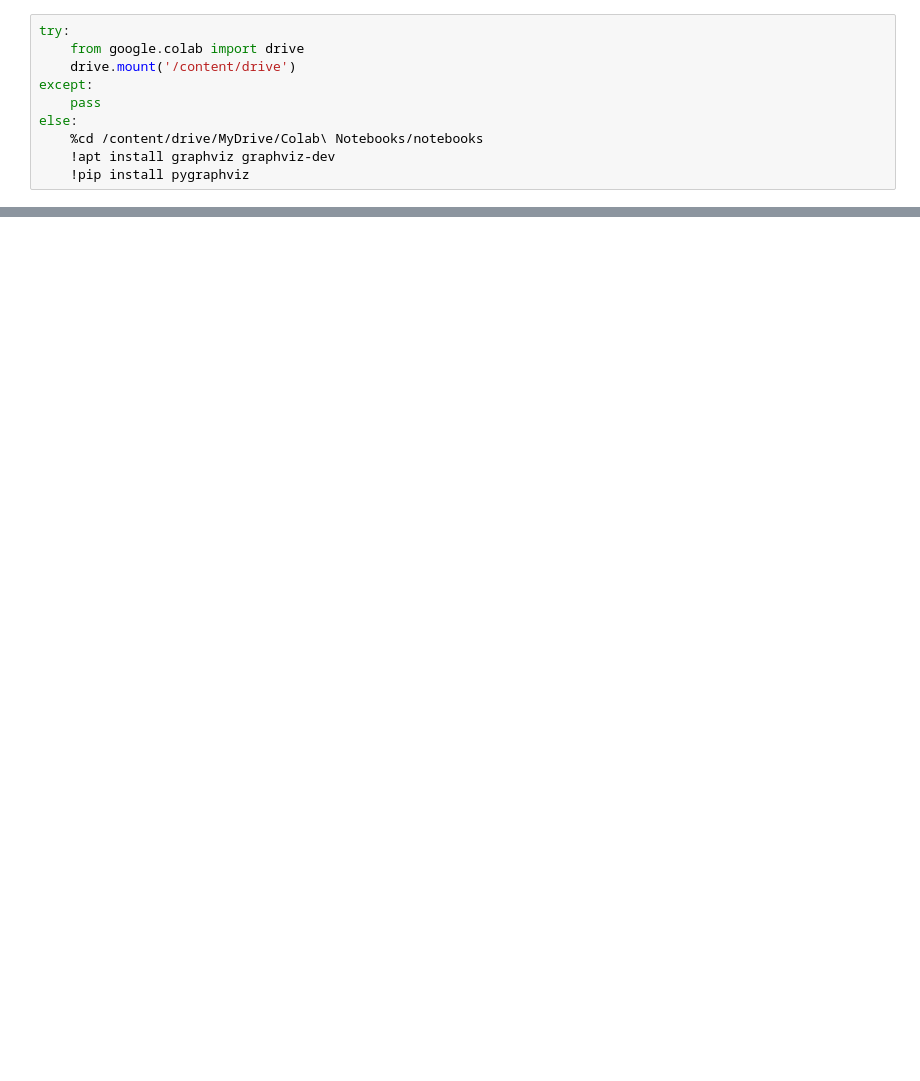
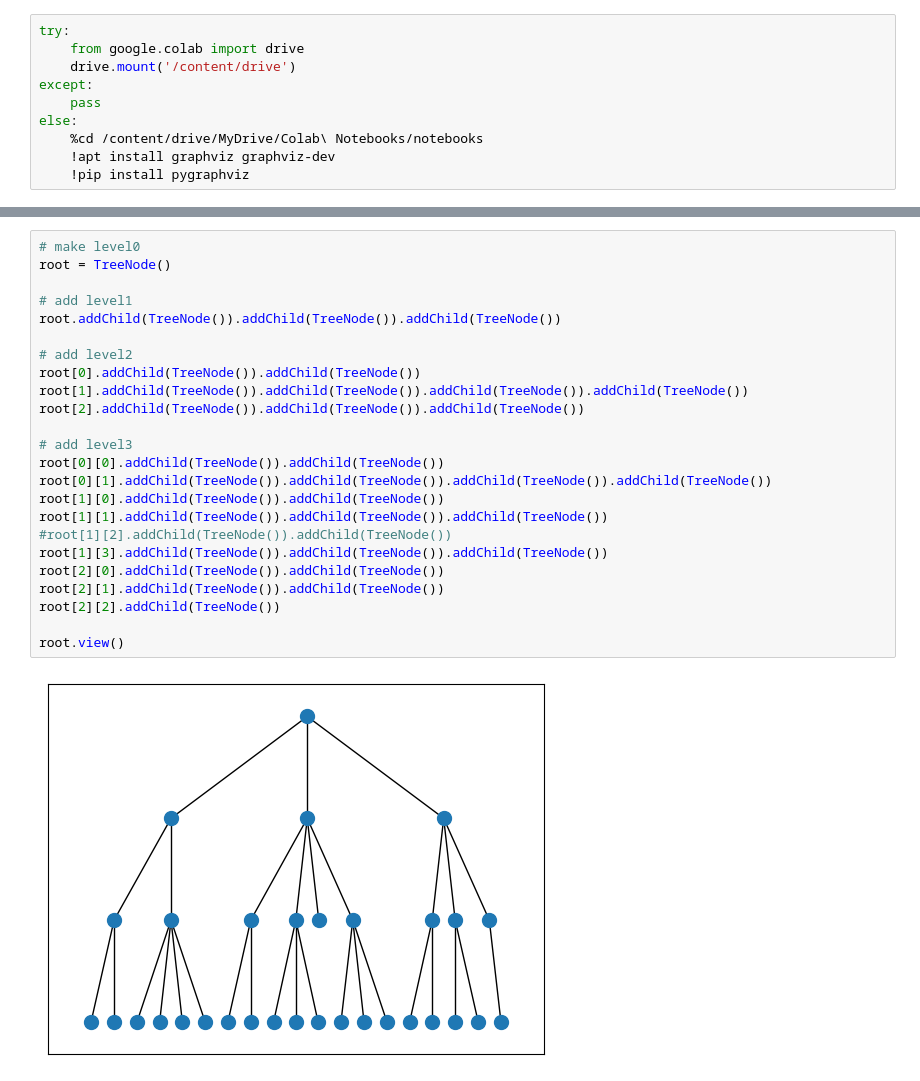
Before and after one commit to neelbauman/algorithm, a Jupyter notebook: notebooks/bfs.ipynb, the cells around one changed output, grey strips where cells are left out. Drawn from its saved outputs; the diff is of its cells as text; blank space fills up the shorter version.

```diff
--- a/notebooks/bfs.ipynb
+++ b/notebooks/bfs.ipynb
@@ -77,4 +49,30 @@ def dfs(node: TreeNode):
         i += 1
 
     return node
+# %%
+# make level0
+root = TreeNode()
+
+# add level1
+root.addChild(TreeNode()).addChild(TreeNode()).addChild(TreeNode())
+
+# add level2
+root[0].addChild(TreeNode()).addChild(TreeNode())
+root[1].addChild(TreeNode()).addChild(TreeNode()).addChild(TreeNode()).addChild(TreeNode())
+root[2].addChild(TreeNode()).addChild(TreeNode()).addChild(TreeNode())
+
+# add level3
+root[0][0].addChild(TreeNode()).addChild(TreeNode())
+root[0][1].addChild(TreeNode()).addChild(TreeNode()).addChild(TreeNode()).addChild(TreeNode())
+root[1][0].addChild(TreeNode()).addChild(TreeNode())
+root[1][1].addChild(TreeNode()).addChild(TreeNode()).addChild(TreeNode())
+#root[1][2].addChild(TreeNode()).addChild(TreeNode())
+root[1][3].addChild(TreeNode()).addChild(TreeNode()).addChild(TreeNode())
+root[2][0].addChild(TreeNode()).addChild(TreeNode())
+root[2][1].addChild(TreeNode()).addChild(TreeNode())
+root[2][2].addChild(TreeNode())
+
+root.view()
+# %% [output]
+[figure, new version]
 # %%
```
Also changed, not shown: parts of 4 cells of this notebook, 2 other files.
